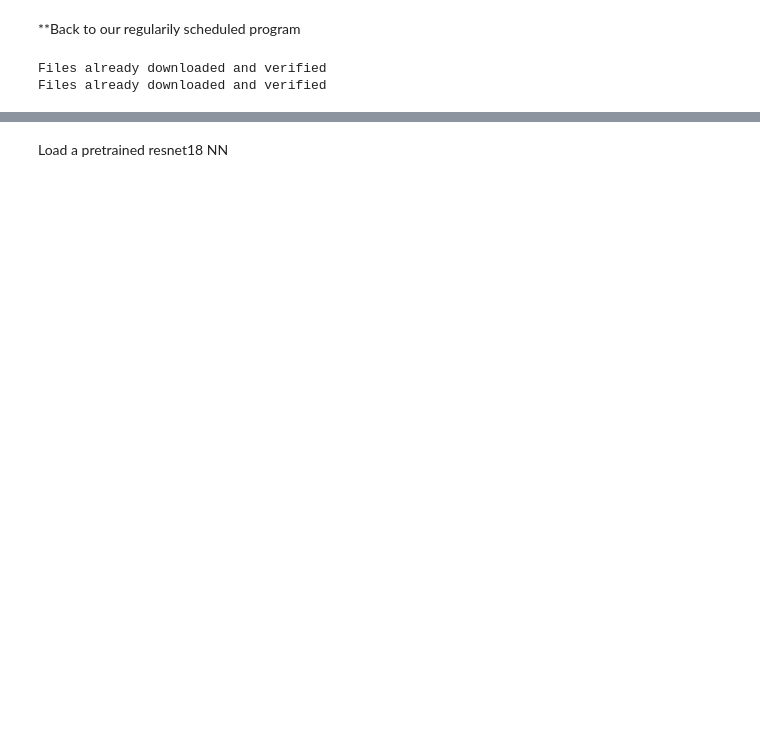
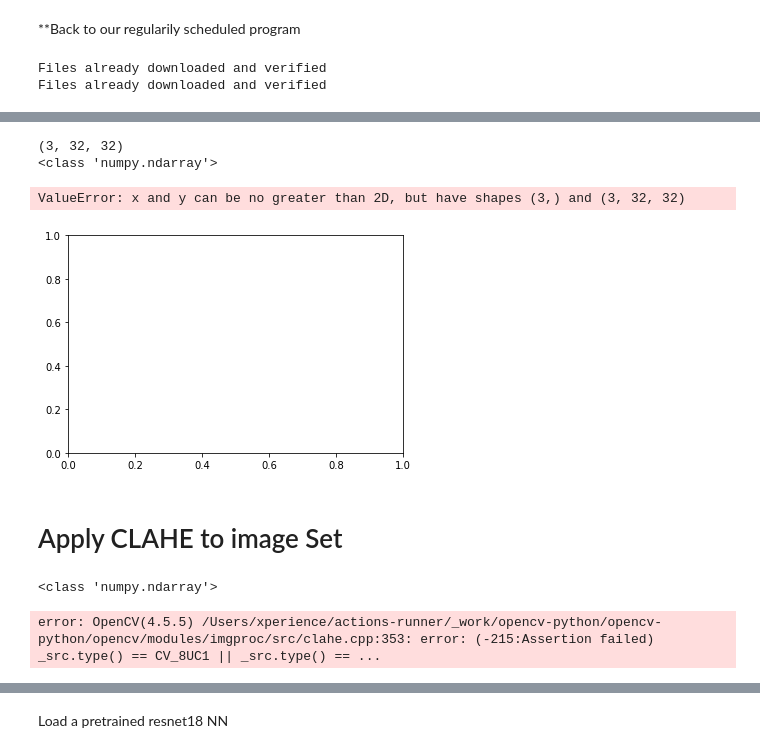
Before and after one commit to imckechn/imageEnhancer, a Jupyter notebook: main.ipynb, the cells around one changed output, grey strips where cells are left out. Cells and saved outputs as stored; diff of their text form; code cells hidden in the pictures; blank space fills up the shorter version.

```diff
--- a/main.ipynb
+++ b/main.ipynb
@@ -150,0 +197,14 @@ Apply CLAHE to the images
+# %%
+#load all the test images and labels into numpy arrays
+def getImages(arr):
+
+    images = np.array([arr[0][0].cpu().detach().numpy()])
+    labels = np.array([])
+    for i in range(1, int(len(arr)/20)):
+
+        images = np.append(images, np.array([arr[i][0].cpu().detach().numpy()]), axis=0)
+        labels = np.append(labels, arr[i][1])
+
+    return images, labels
+
+testImgs, testLabels = getImages(testset)
@@ -151,2 +231,32 @@ Apply CLAHE to the images
+# %%
+fish = testImgs[0]
+
+print(fish.shape)
+print(type(fish))
+plt.plot(fish)
+plt.show()
+# %% [output]
+(3, 32, 32)
+<class 'numpy.ndarray'>
+ValueError: x and y can be no greater than 2D, but have shapes (3,) and (3, 32, 32)
+[figure, added]
+# %% [markdown]
+# Apply CLAHE to image Set
+# %%
+def applyClahe(imgset):
+    clahe = cv2.createCLAHE(clipLimit = 2.0, tileGridSize = (8,8))
+    imgs = np.array([])
+
+    for i in range(imgset.size):
+        print(clahe.apply(imgset[i]).shape)
+        #imgs = np.append(imgs, clahe.apply(imgset[i]))
+
+    return imgs
+
+print(type(trainImgs[0]))
+trainImgsClahe = applyClahe(trainImgs)
+# %% [output]
+<class 'numpy.ndarray'>
+error: OpenCV(4.5.5) /Users/xperience/actions-runner/_work/opencv-python/opencv-python/opencv/modules/imgproc/src/clahe.cpp:353: error: (-215:Assertion failed) _src.type() == CV_8UC1 || _src.type() == ...
 # %%
 def applyClahe(clahe, imgSet):
```
Also changed, not shown: parts of 28 cells of this notebook, 3 other files.
